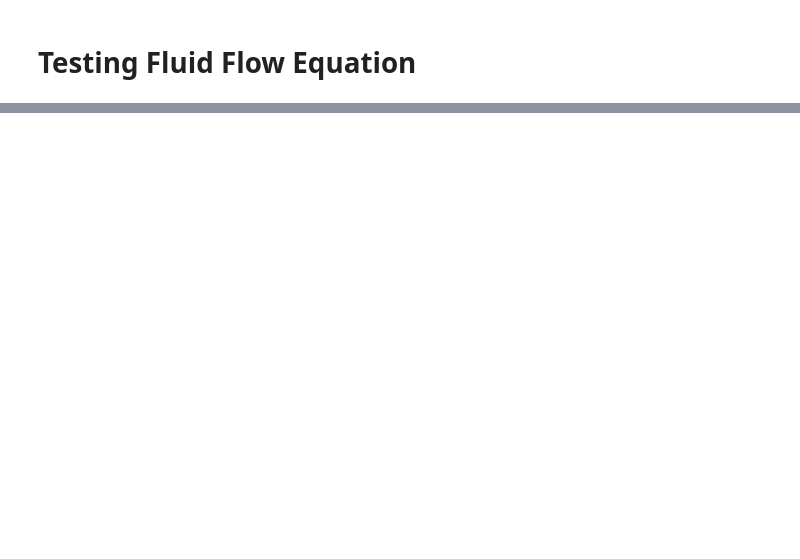
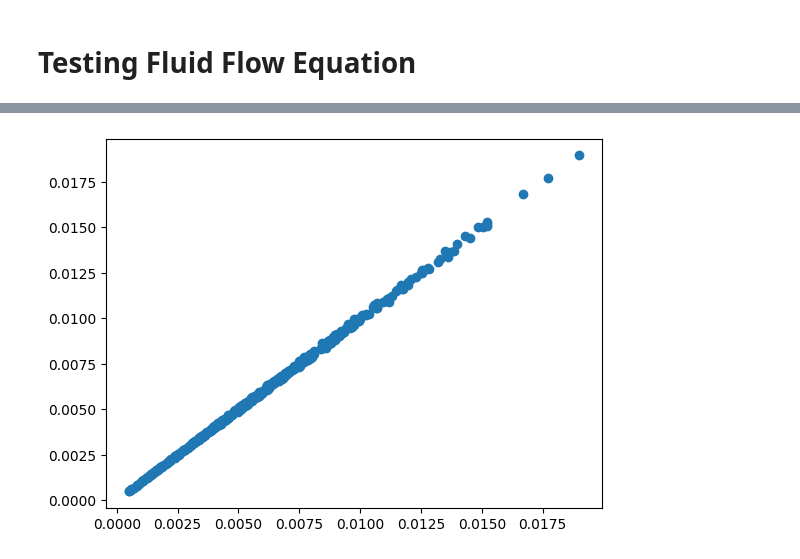
Before and after one commit to RedOffset6/biscuit_fluid_flow, a Jupyter notebook: notebooks/analysis.ipynb, the cells around one changed output, grey strips where cells are left out. Drawn from its saved outputs; the diff is of its cells as text; code cells hidden in the pictures; blank space fills up the shorter version.

```diff
--- a/notebooks/analysis.ipynb
+++ b/notebooks/analysis.ipynb
@@ -244,0 +250,5 @@ print(len(dunking_df))
+# %%
+#defining the washburn equation
+def washburn_eqn(gamma, r, t, phi, eta):
+    length = np.sqrt((gamma*r*t*np.cos(phi))/(2*eta))
+    return length
@@ -244,0 +264,2 @@ print(len(dunking_df))
+# %%
+microscopy_df["predicted_L"] = washburn_eqn(microscopy_df["gamma"], microscopy_df["r"], microscopy_df["t"], microscopy_df["phi"], microscopy_df["eta"])
@@ -244,0 +275,8 @@ print(len(dunking_df))
+# %%
+fig , ax = plt.subplots()
+
+ax.scatter(microscopy_df["L"], microscopy_df["predicted_L"])
+
+plt.show()
+# %% [output]
+[figure, added]
```
Also changed, not shown: parts of 17 cells of this notebook.
